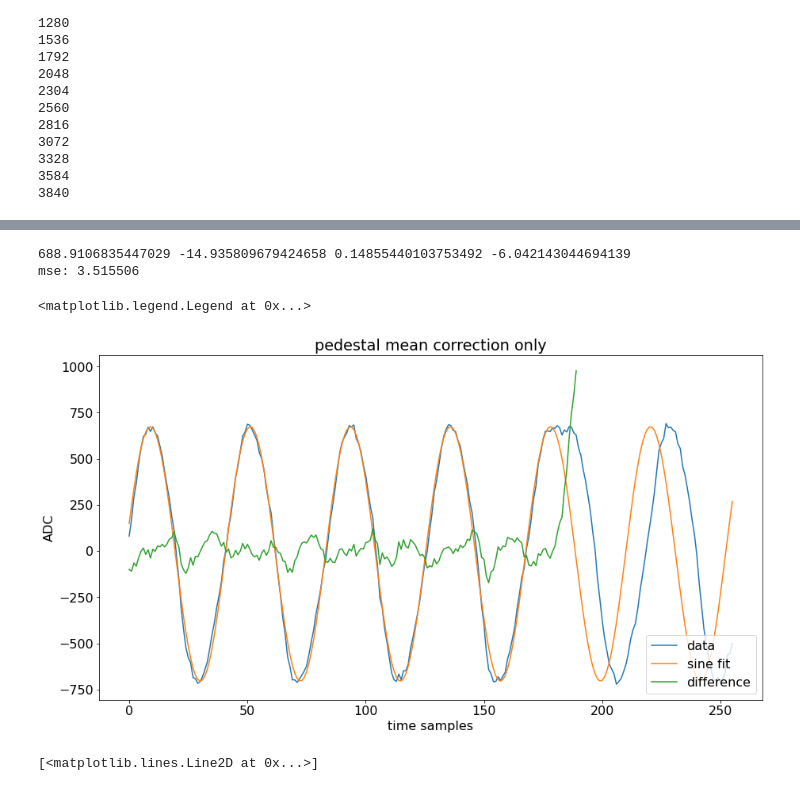
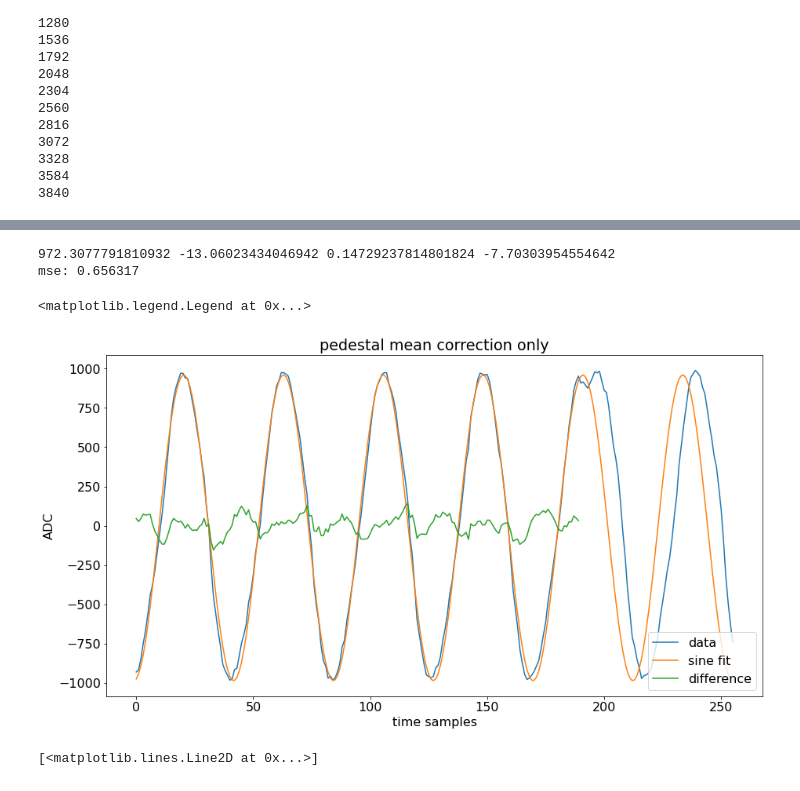
Before and after one commit to FTBF/LAPPD_TOF_Analysis, a Jupyter notebook: Analysis_Pastika.ipynb, the cells around one changed output, grey strips where cells are left out. Saved outputs shown, nothing was run; the diff lists cells and outputs as text; code cells hidden in the pictures.

```diff
--- a/Analysis_Pastika.ipynb
+++ b/Analysis_Pastika.ipynb
@@ -145,0 +106,32 @@ RuntimeError: Optimal parameters not found: Number of calls to function has reac
+# %%
+def sine(x, A, B, omega, phi):
+    return A * np.sin(omega*x + phi) + B
+
+#channel = 1
+#channel_pulse = np.array([5, 11,17,23,29])
+#channel_pulse = np.array([0,1,2,3,4,5])+0*6
+channel_pulse = np.array([0,1,2,3,4,5,6,7,8,9,10,11,12,13,14,15,16,17,18,19,20,21,22,23,24,25,26,27,28,29])
+#channel_pulse = np.array([0,6,12,18,24])
+#channel_pulse = np.array([24,25,26,27,28,29])
+event = 154
+
+xdata = np.linspace(0, 255,256)
+#ydata = data[event,channel,:]-averages[channel,:]
+#ydata_raw = data[event,channel,:] - data[event,channel,:].mean()
+ydata_pulse = data[event,channel_pulse,:]-averages[channel_pulse,:]
+ydata_pulse_raw = data[event,channel_pulse,:]# - data[event,channel,:].mean()
+
+fig, (ax1, ax2) = plt.subplots(2, 1)
+for i, d in enumerate(ydata_pulse):
+    ax1.plot(xdata, d, label="Pulse %i"%i)
+ax1.set_xlabel("Time sample")
+ax1.set_ylabel("ADC value (ped corrected)")
+
+#ax2.plot(xdata, ydata_raw, label="250 MHz sine")
+for i, d in enumerate(ydata_pulse_raw):
+    ax2.plot(xdata, d, label="Pulse %i"%i)
+#ax2.legend()
+ax2.set_xlabel("Time sample")
+ax2.set_ylabel("ADC value (raw)")
+
+fig.tight_layout()
@@ -679,35 +1168,35 @@ for j in range(0, 30):
 # %%
 event = 15
-channel = 17
+channel = 5
 
 xdata = np.linspace(0, 255,256)
 ydata = data[event,channel,:]-averages[channel,:]
 #ydata = linDat[event, :, 5]
 
 popt, pcov = scipy.optimize.curve_fit(sine, xdata[50:100], ydata[50:100], p0=(1000.0, 0.0, 1.0/20, 0.0))
 popt, pcov = scipy.optimize.curve_fit(sine, xdata[0:170], ydata[0:170], p0=popt)
 print(*popt)
 
 diff = (ydata - sine(xdata, *popt))/popt[0]
 pmco_diff = diff
 print("mse: %f"%((diff**2)[:190].sum()))
 
 plt.title("pedestal mean correction only")
 plt.xlabel("time samples")
 plt.ylabel("ADC")
 
 plt.plot(xdata, ydata, label="data")
 
 plt.plot(xdata, sine(xdata, *popt), label="sine fit")
 
 plt.plot(xdata[:190], diff[:190]*1000, label="difference")
 
 plt.legend(loc="lower right")
 # %% [output]
-688.9106835447029 -14.935809679424658 0.14855440103753492 -6.042143044694139
-mse: 3.515506
+972.3077791810932 -13.06023434046942 0.14729237814801824 -7.70303954554642
+mse: 0.656317
 <matplotlib.legend.Legend at 0x...>
-[figure, old version]
+[figure, new version]
 # %%
 plt.scatter(xdata[30:70], ydata[30:70], label="data")
 plt.errorbar(xdata[30:70], ydata[30:70], yerr=3, label="data")
```
Also changed, not shown: parts of 32 cells of this notebook.
